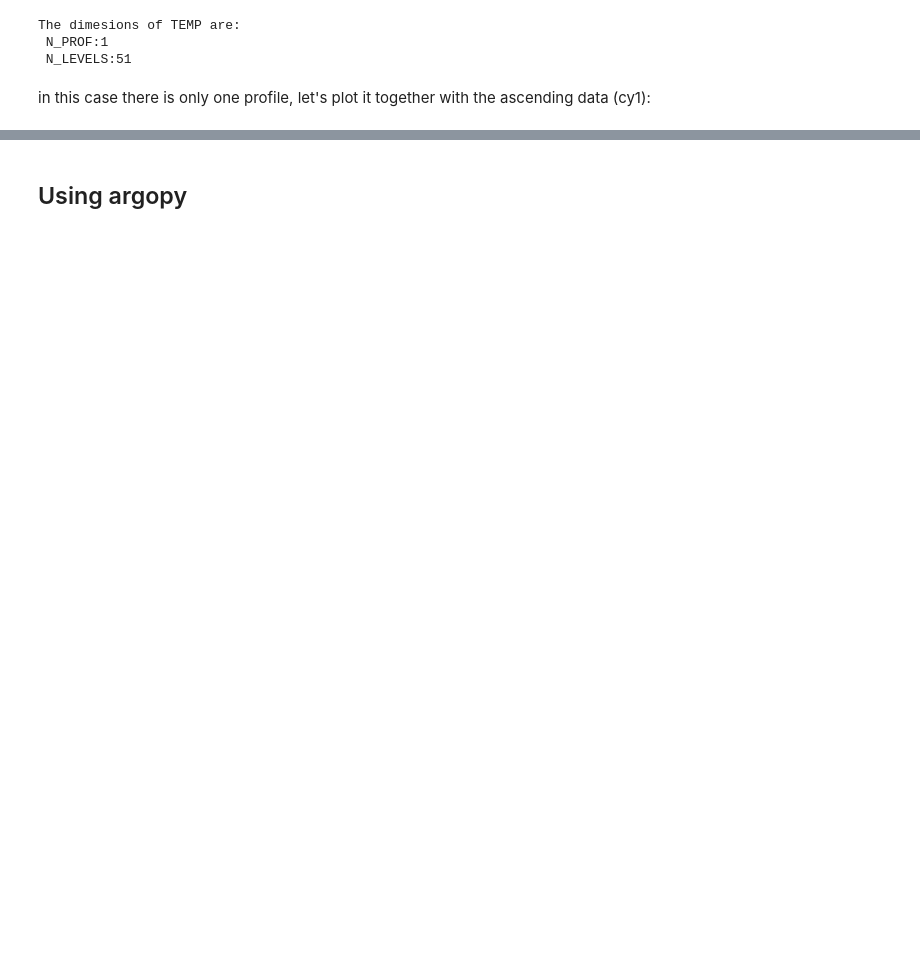
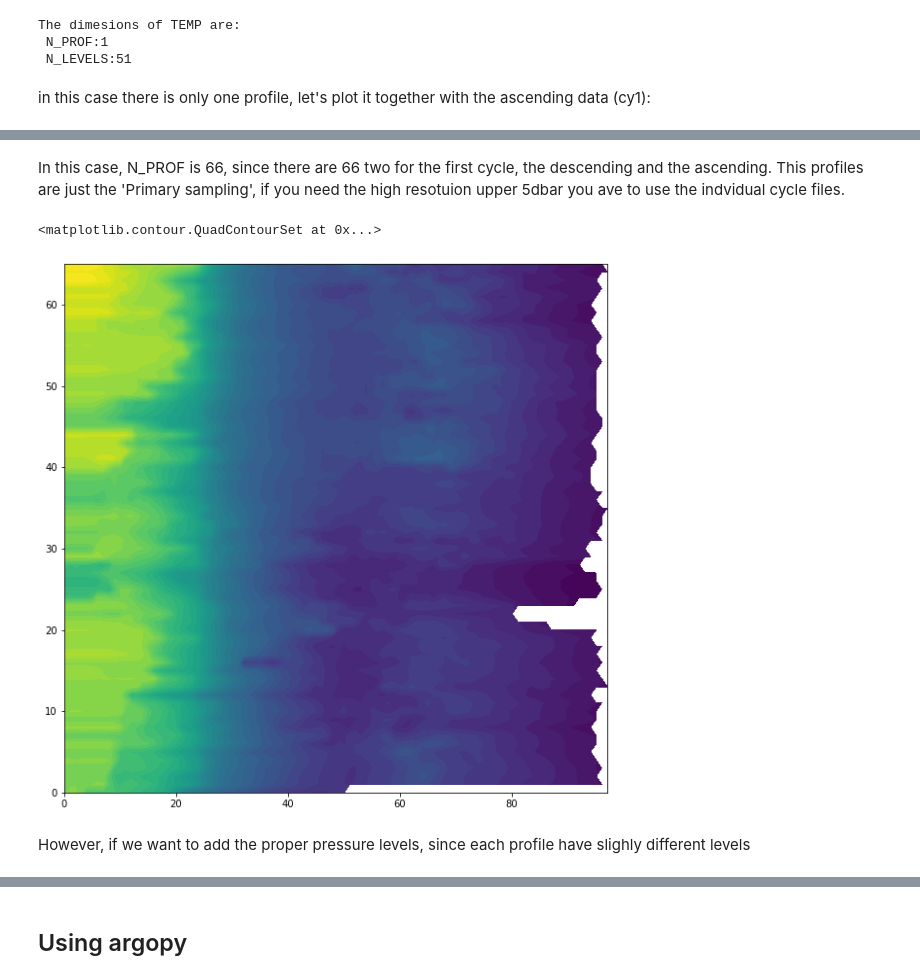
Before and after one commit to euroargodev/argoonlineschool, a Jupyter notebook: L04_ArgoDatabyFloat.ipynb, the cells around one changed output, grey strips where cells are left out. Drawn from its saved outputs; the diff is of its cells as text; code cells hidden in the pictures; blank space fills up the shorter version.

```diff
--- a/L04_ArgoDatabyFloat.ipynb
+++ b/L04_ArgoDatabyFloat.ipynb
@@ -170,3 +240,2 @@ hablar sobre ptem...
 # %%
-xrDS1D = xr.open_dataset('./Data/6901254/profiles/R6901254_001D.nc')
-print(xrDS1D.JULD.values[0])
+prof  = xr.open_dataset('./Data/6901254/6901254_prof.nc')
@@ -174,0 +242,10 @@ print(xrDS1D.JULD.values[0])
+# %% [markdown]
+In this case, N_PROF is 66, since there are 66 two for the first cycle, the descending and the ascending. This profiles are just the 'Primary sampling', if you need the high resotuion upper 5dbar you ave to use the indvidual cycle files.
+# %%
+fig , ax = plt.subplots(figsize=(10,10))
+ax.contourf(prof.PSAL,40)
+# %% [output]
+<matplotlib.contour.QuadContourSet at 0x...>
+[figure, added]
+# %% [markdown]
+However, if we want to add the proper pressure levels, since each profile have slighly different levels
```
Also changed, not shown: parts of 69 cells of this notebook, 2 other files.
